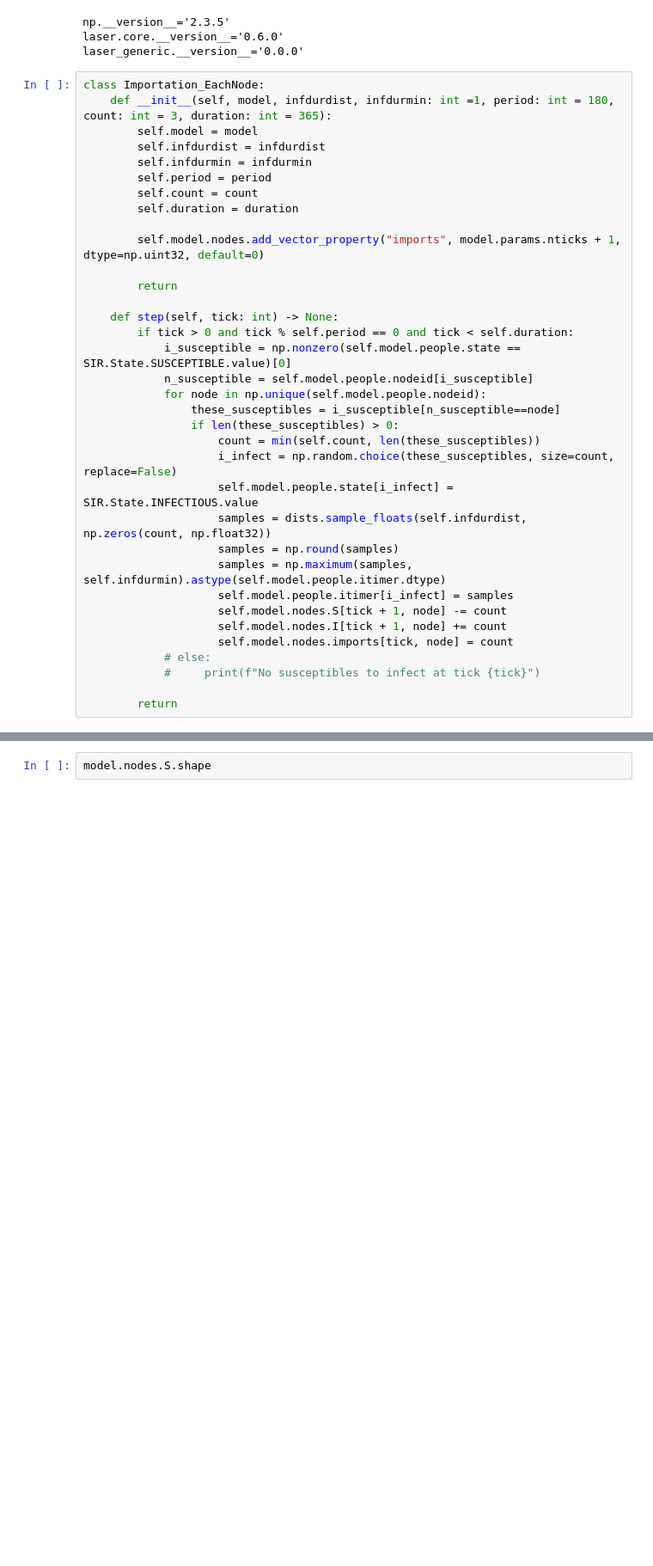
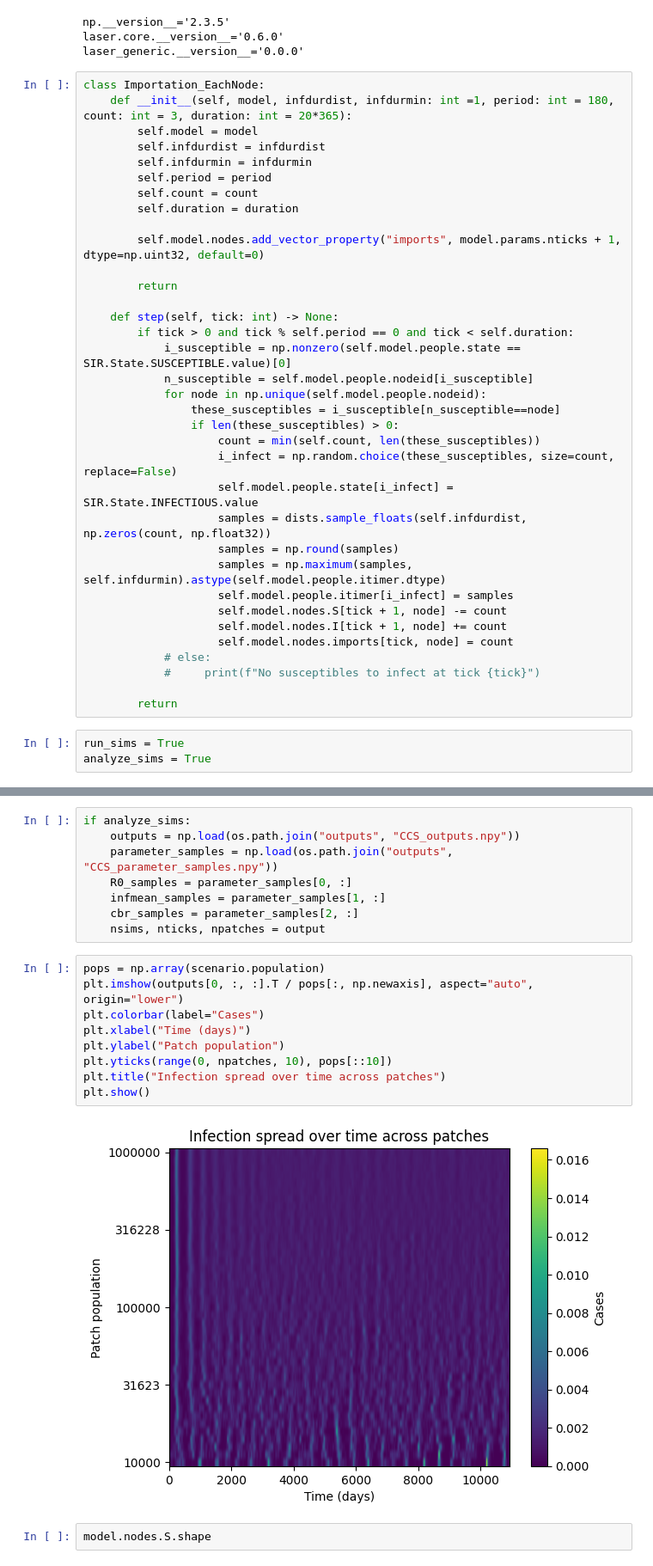
Before and after one commit to laser-base/laser-generic, a Jupyter notebook: notebooks/07_SIR_CCS.ipynb, the cells around one changed output, grey strips where cells are left out. Shown at 86% size. Saved outputs shown, nothing was run; the diff lists cells and outputs as text; blank space fills up the shorter version.

```diff
--- a/notebooks/07_SIR_CCS.ipynb
+++ b/notebooks/07_SIR_CCS.ipynb
@@ -51,7 +51,7 @@ laser.core.__version__='0.6.0'
 laser_generic.__version__='0.0.0'
 # %%
 class Importation_EachNode:
-    def __init__(self, model, infdurdist, infdurmin: int =1, period: int = 180, count: int = 3, duration: int = 365):
+    def __init__(self, model, infdurdist, infdurmin: int =1, period: int = 180, count: int = 3, duration: int = 20*365):
         self.model = model
         self.infdurdist = infdurdist
         self.infdurmin = infdurmin
@@ -84,6 +84,9 @@ class Importation_EachNode:
             #     print(f"No susceptibles to infect at tick {tick}")
 
         return
+# %%
+run_sims = True
+analyze_sims = True
 # %%
 npatches = 41
 scenario = grid(M=1, N=npatches, node_size_km=10, population_fn=lambda x,y: np.ceil(10**(4 + x*(2/(npatches-1)))).astype(np.uint32), origin_x=0, origin_y=0)
@@ -146,3 +162,22 @@ Running simulation 3/100 with R0=10.58, infmean=12.14, cbr=107.91
+# %%
+if analyze_sims:
+    outputs = np.load(os.path.join("outputs", "CCS_outputs.npy"))
+    parameter_samples = np.load(os.path.join("outputs", "CCS_parameter_samples.npy"))
+    R0_samples = parameter_samples[0, :]
+    infmean_samples = parameter_samples[1, :]
+    cbr_samples = parameter_samples[2, :]
+    nsims, nticks, npatches = output
+# %%
+pops = np.array(scenario.population)
+plt.imshow(outputs[0, :, :].T / pops[:, np.newaxis], aspect="auto", origin="lower")
+plt.colorbar(label="Cases")
+plt.xlabel("Time (days)")
+plt.ylabel("Patch population")
+plt.yticks(range(0, npatches, 10), pops[::10])
+plt.title("Infection spread over time across patches")
+plt.show()
+# %% [output]
+[figure, added]
 # %%
 model.nodes.S.shape
 # %% [output]
```
Also changed, not shown: parts of 1 cell of this notebook.
